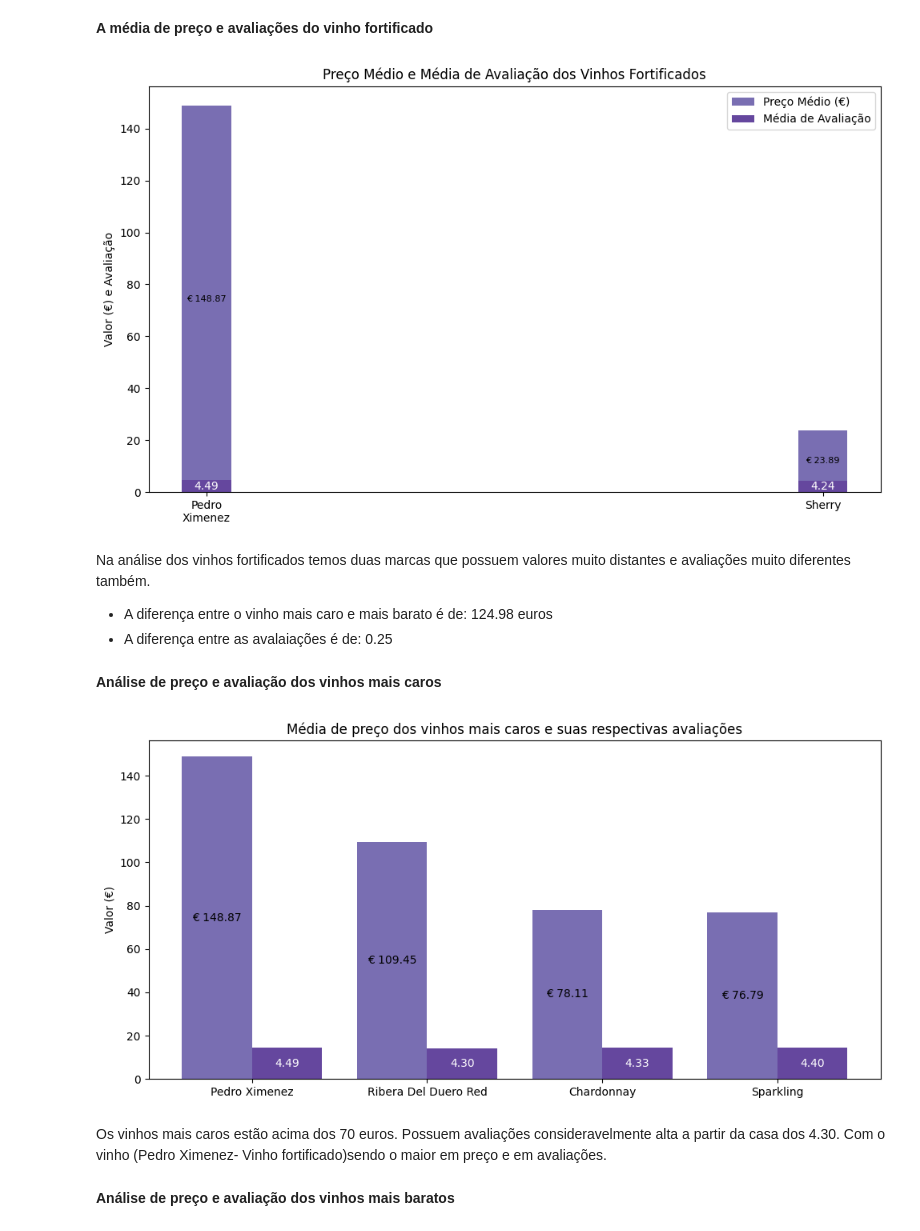
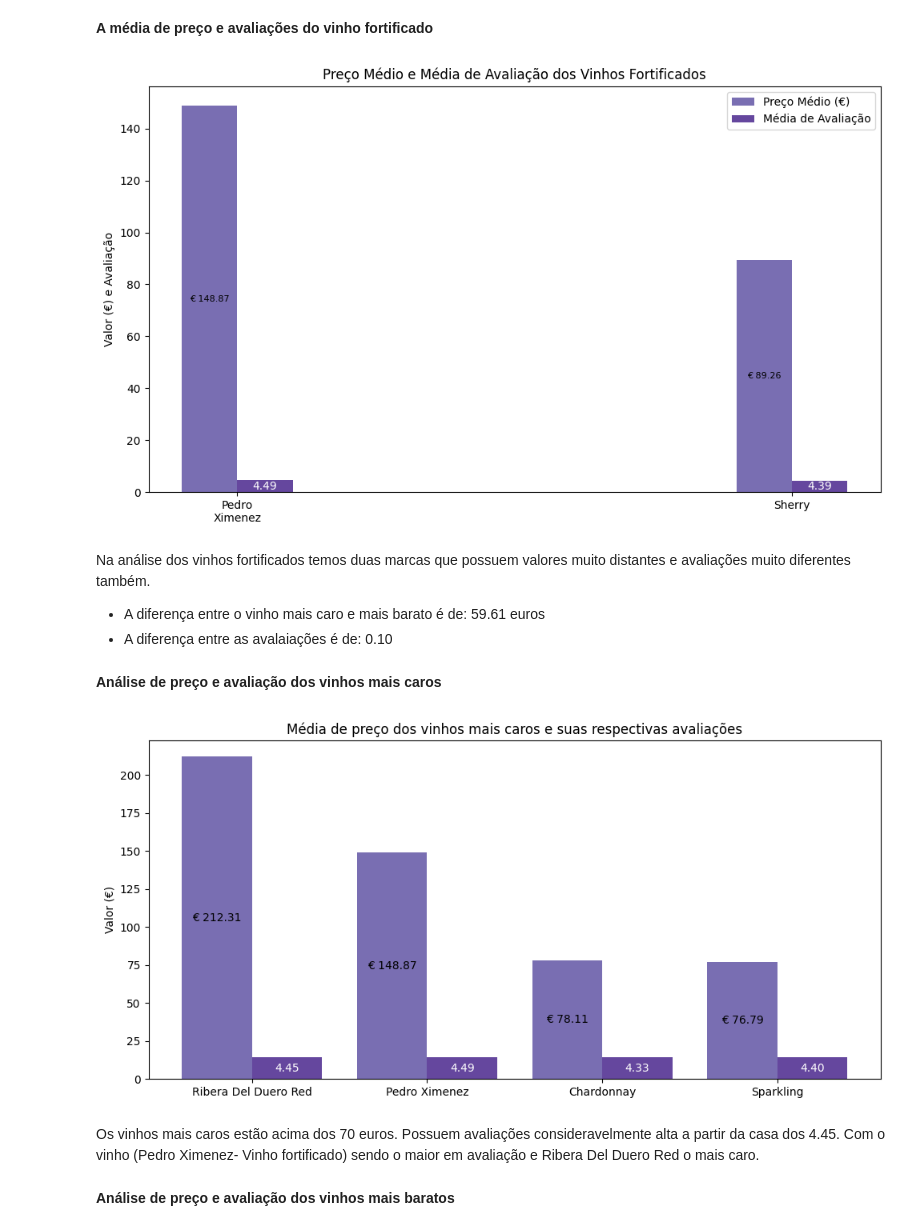
Before and after one commit to atlantico-academy/equipe5-2024.3, a Jupyter notebook: notebooks/01-exploratory_data_analysis.ipynb, the cells around one changed output. Drawn from its saved outputs; the diff is of its cells as text; code cells hidden in the pictures.

```diff
--- a/notebooks/01-exploratory_data_analysis.ipynb
+++ b/notebooks/01-exploratory_data_analysis.ipynb
@@ -91,0 +96,4 @@ df.head(5)
+# %%
+df = df.drop(df[df.duplicated()].index, axis=0)
+df.reset_index()
+print(f'Number of Duplicates: {df.duplicated().sum()}')
@@ -356,26 +365,26 @@ ordenado_por_preco = media_preco_tintos.sort_values(ascending=False)
 media_avaliacao_tintos = media_avaliacao_tintos[ordenado_por_preco.index]
 media_preco_tintos = media_preco_tintos[ordenado_por_preco.index]
 
-bar_width = 0.8
+bar_width = 0.5
 
 # Plotando o gráfico de barras
-fig, ax1 = plt.subplots(figsize=(14, 7))
+fig, ax1 = plt.subplots(figsize=(20, 9))
 
 # Plotando a barra de preço
 index = np.arange(len(media_avaliacao_tintos))
 
-bars1 = ax1.bar(index, media_preco_tintos, bar_width, label='Preço Médio (€)', color=palet_colors[5])
+bars1 = ax1.bar(index - bar_width/2, media_preco_tintos, bar_width, label='Preço Médio (€)', color=palet_colors[5])
 
 # Plotando a média de avaliação
-bars2 = ax1.bar(index, media_avaliacao_tintos, bar_width, label='Média de Avaliação', color=palet_colors[6], bottom=0)
+bars2 = ax1.bar(index + bar_width/2, media_avaliacao_tintos, bar_width, label='Média de Avaliação', color=palet_colors[6], bottom=0)
 
 # Adicionando os valores dentro da barra de preço
 for i, v in enumerate(media_preco_tintos):
-    ax1.text(i, v / 2, f'€ {v:.2f}', ha='center', va='center', fontsize=8)  # Fonte menor para o preço
+    ax1.text(i - bar_width/2, v / 2, f'€ {v:.2f}', ha='center', va='center', fontsize=8)  # Fonte menor para o preço
 
 # Adicionando os valores dentro da barra de avaliação
 for i, v in enumerate(media_avaliacao_tintos):
-    ax1.text(i, v / 2, f'{v:.2f}', ha='center', va='center', fontsize=10, color='white')
+    ax1.text(i + bar_width/2, v / 2, f'{v:.2f}', ha='center', va='center', fontsize=8, color='white')
 
 ax1.set_title('Preço Médio e Média de Avaliação dos Vinhos Tintos')
 ax1.set_xlabel("")
@@ -415,18 +424,17 @@ fig, ax1 = plt.subplots(figsize=(14, 7))
 
 # Plotando a barra de preço
 index = np.arange(len(media_avaliacao_brancos))
-bars1 = ax1.bar(index, media_preco_brancos, bar_width, label='Preço Médio (€)', color=palet_colors[5])
+bars1 = ax1.bar(index - bar_width/2, media_preco_brancos, bar_width, label='Preço Médio (€)', color=palet_colors[5])
 
 # Plotando a média de avaliação
-bars2 = ax1.bar(index, media_avaliacao_brancos, bar_width, label='Média de Avaliação', color=palet_colors[6], bottom=0)
-
+bars2 = ax1.bar(index + bar_width/2, media_avaliacao_brancos, bar_width, label='Média de Avaliação', color=palet_colors[6])
 # Adicionando os valores dentro da barra de preço
 for i, v in enumerate(media_preco_brancos):
-    ax1.text(i, v / 2, f'€ {v:.2f}', ha='center', va='center', fontsize=8)
+    ax1.text(i - bar_width/2, v / 2, f'€ {v:.2f}', ha='center', va='center', fontsize=8)
 
 # Adicionando os valores dentro da barra de avaliação
 for i, v in enumerate(media_avaliacao_brancos):
-    ax1.text(i, v / 2, f'{v:.2f}', ha='center', va='center', fontsize=10, color='white')
+    ax1.text(i + bar_width/2, v / 2, f'{v:.2f}', ha='center', va='center', fontsize=10, color='white')
 
 
 ax1.set_title('Preço Médio e Média de Avaliação dos Vinhos Brancos')
@@ -460,7 +468,7 @@ ordenado_por_preco = media_preco_espumantes.sort_values(ascending=False)
 media_avaliacao_espumantes = media_avaliacao_espumantes[ordenado_por_preco.index]
 media_preco_espumantes = media_preco_espumantes[ordenado_por_preco.index]
 
-bar_width = 0.08
+bar_width = 0.4
 
 # Plotando o gráfico de barras
 fig, ax1 = plt.subplots(figsize=(10, 5))
@@ -468,18 +476,18 @@ fig, ax1 = plt.subplots(figsize=(10, 5))
 # Plotando a barra de preço
 index = np.arange(len(media_avaliacao_espumantes))
 
-bars1 = ax1.bar(index, media_preco_espumantes, bar_width, label='Preço Médio (€)', color=palet_colors[5])
+bars1 = ax1.bar(index - bar_width/2, media_preco_espumantes, bar_width, label='Preço Médio (€)', color=palet_colors[5])
 
 # Plotando a média de avaliação
-bars2 = ax1.bar(index, media_avaliacao_espumantes, bar_width, label='Média de Avaliação', color=palet_colors[6], bottom=0)
+bars2 = ax1.bar(index + bar_width/2, media_avaliacao_espumantes, bar_width, label='Média de Avaliação', color=palet_colors[6], bottom=0)
 
 # Adicionando os valores dentro da barra de preço
 for i, v in enumerate(media_preco_espumantes):
-    ax1.text(i, v / 2, f'€ {v:.2f}', ha='center', va='center', fontsize=8)
+    ax1.text(i - bar_width/2, v / 2, f'€ {v:.2f}', ha='center', va='center', fontsize=10)
 
 # Adicionando os valores dentro da barra de avaliação
 for i, v in enumerate(media_avaliacao_espumantes):
-    ax1.text(i, v / 2, f'{v:.2f}', ha='center', va='center', fontsize=10, color='white')
+    ax1.text(i + bar_width/2, v / 2, f'{v:.2f}', ha='center', va='center', fontsize=10, color='white')
 
 ax1.set_title('Preço Médio e Média de Avaliação dos Vinhos Espumantes')
 ax1.set_xlabel("")
@@ -512,44 +520,44 @@ ordenado_por_preco_fortificados = media_preco_fortificados.sort_values(ascending
 media_avaliacao_fortificados = media_avaliacao_fortificados[ordenado_por_preco_fortificados.index]
 media_preco_fortificados = media_preco_fortificados[ordenado_por_preco_fortificados.index]
 
-bar_width = 0.08
+bar_width = 0.10
 
 fig, ax1 = plt.subplots(figsize=(10, 6))
 
 # Plotando a barra de preço
 index = np.arange(len(media_avaliacao_fortificados))
 
-bars1 = ax1.bar(index, media_preco_fortificados, bar_width, label='Preço Médio (€)', color=palet_colors[5])
+bars1 = ax1.bar(index - bar_width/2, media_preco_fortificados, bar_width, label='Preço Médio (€)', color=palet_colors[5])
 
 # Plotando a média de avaliação
-bars2 = ax1.bar(index, media_avaliacao_fortificados, bar_width, label='Média de Avaliação', color=palet_colors[6], bottom=0)
+bars2 = ax1.bar(index + bar_width/2, media_avaliacao_fortificados, bar_width, label='Média de Avaliação', color=palet_colors[6], bottom=0)
 
 # Adicionando os valores dentro da barra de preço
 for i, v in enumerate(media_preco_fortificados):
-    ax1.text(i, v / 2, f'€ {v:.2f}', ha='center', va='center', fontsize=8)
+    ax1.text(i - bar_width/2, v / 2, f'€ {v:.2f}', ha='center', va='center', fontsize=8)
 
 # Adicionando os valores dentro da barra de avaliação
 for i, v in enumerate(media_avaliacao_fortificados):
-    ax1.text(i, v / 2, f'{v:.2f}', ha='center', va='center', fontsize=10, color='white')
+    ax1.text(i + bar_width/2, v / 2, f'{v:.2f}', ha='center', va='center', fontsize=10, color='white')
 
 ax1.set_title('Preço Médio e Média de Avaliação dos Vinhos Fortificados')
 ax1.set_xlabel("")
 ax1.set_ylabel('Valor (€) e Avaliação')
 
 # Colocando os rótulos dos vinhos na horizontal, com quebra de linha se necessário
 ax1.set_xticks(index)
 ax1.set_xticklabels([name.replace(' ', '\n') for name in media_avaliacao_fortificados.index], rotation=0, ha='center')
 
 ax1.legend()
 
 plt.tight_layout()
 plt.show()
 # %% [output]
-[figure, old version]
+[figure, new version]
 # %% [markdown]
 Na análise dos vinhos fortificados temos duas marcas que possuem valores muito distantes e avaliações muito diferentes também.
-* A diferença entre o vinho mais caro e mais barato é de: 124.98 euros
-* A diferença entre as avalaiações é de: 0.25
+* A diferença entre o vinho mais caro e mais barato é de: 59.61 euros
+* A diferença entre as avalaiações é de: 0.10
 # %% [markdown]
 **Análise de preço e avaliação dos vinhos mais caros**
 # %%
@@ -600,9 +608,9 @@ ax1.set_xticklabels(media_avaliacao_selecionados.index, rotation=0, ha='center')
 plt.tight_layout()
 plt.show()
 # %% [output]
-[figure, old version]
+[figure, new version]
 # %% [markdown]
-Os vinhos mais caros estão acima dos 70 euros. Possuem avaliações consideravelmente alta a partir da casa dos 4.30. Com o vinho (Pedro Ximenez- Vinho fortificado)sendo o maior em preço e em avaliações.
+Os vinhos mais caros estão acima dos 70 euros. Possuem avaliações consideravelmente alta a partir da casa dos 4.45. Com o vinho (Pedro Ximenez- Vinho fortificado) sendo o maior  em avaliação e Ribera Del Duero Red o mais caro.
 # %% [markdown]
 **Análise de preço e avaliação dos vinhos mais baratos**
 # %%
```
Also changed, not shown: parts of 35 cells of this notebook.
